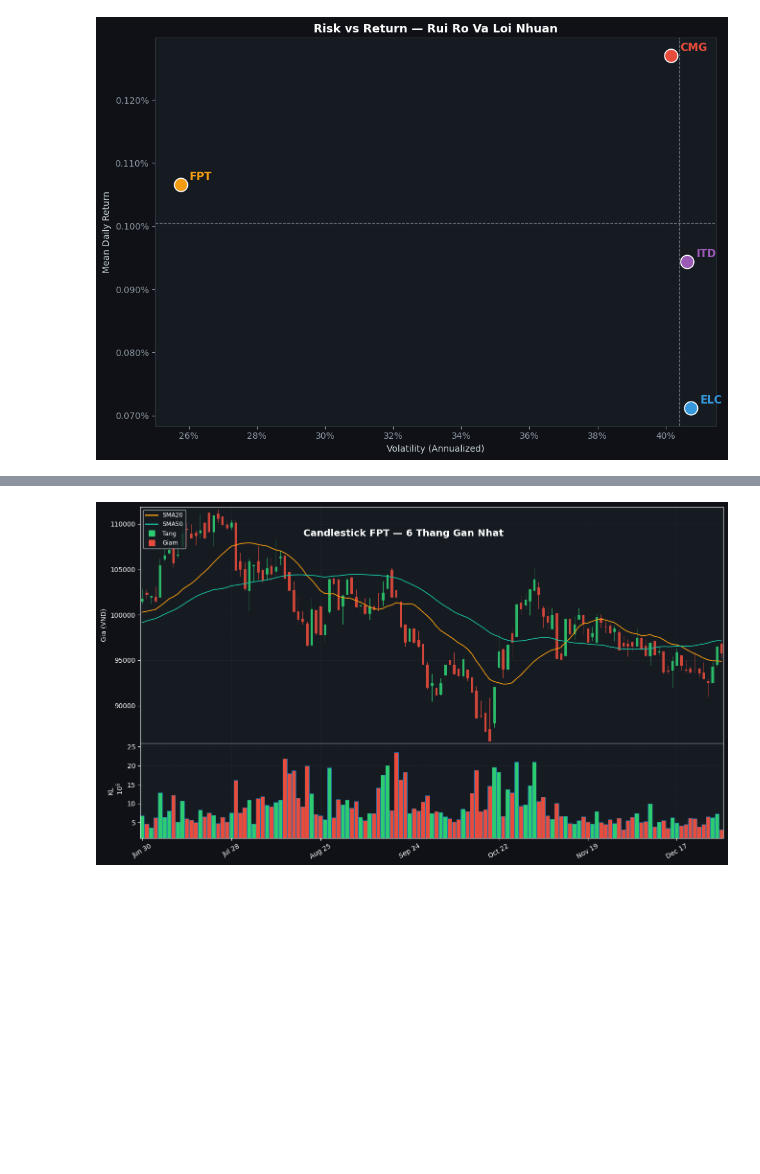
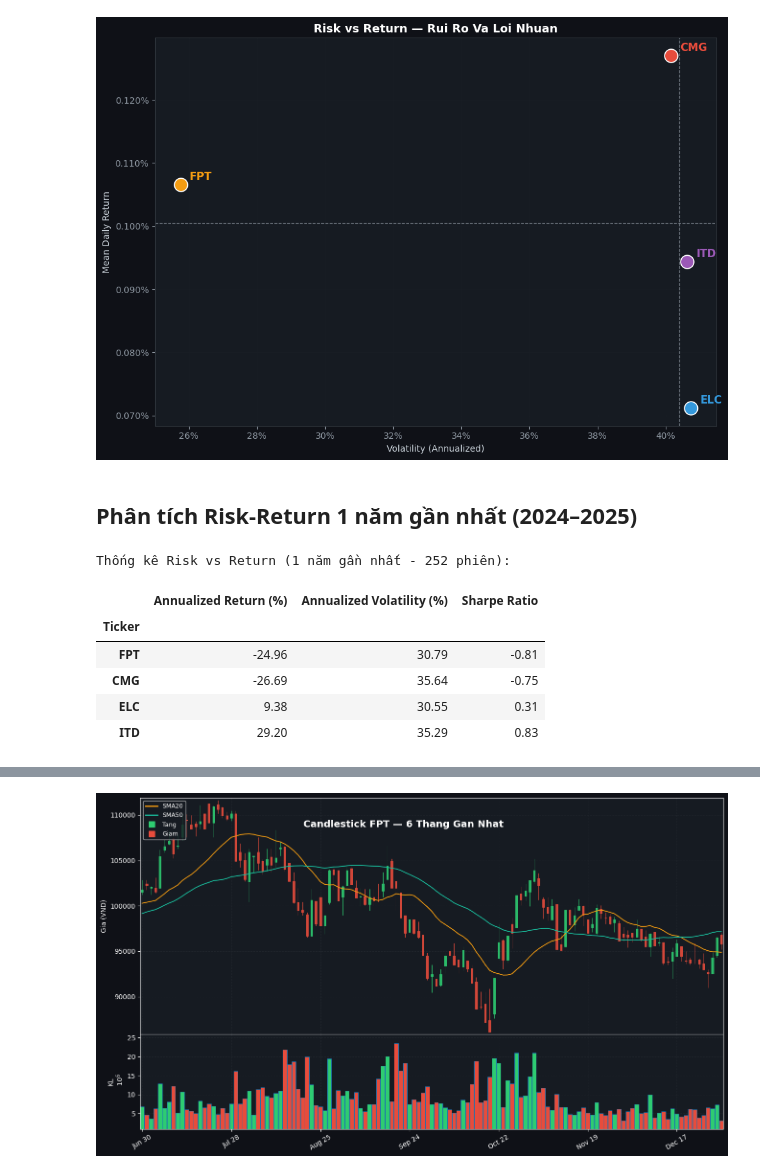
Before and after one commit to kiet222005/IS403.Q21-Nh-m-4, a Jupyter notebook: 02_quantitative_eda.ipynb, the cells around one changed output, grey strips where cells are left out. Saved outputs shown, nothing was run; the diff lists cells and outputs as text; code cells hidden in the pictures; blank space fills up the shorter version.

```diff
--- a/02_quantitative_eda.ipynb
+++ b/02_quantitative_eda.ipynb
@@ -116,6 +168,22 @@ plt.savefig(os.path.join(IMG_DIR, 'q_02_risk_return.png'), dpi=150, bbox_inches=
 plt.show()
 # %% [output]
 [figure]
+# %% [markdown]
+## Phân tích Risk-Return 1 năm gần nhất (2024–2025)
+# %%
+# 1. Tính toán thống kê cho 252 phiên (1 năm gần nhất)
+df_risk_return_1y = get_risk_return_stats(stocks, window=252)
+
+print("Thống kê Risk vs Return (1 năm gần nhất - 252 phiên):")
+display(df_risk_return_1y.round(2))
+# %% [output]
+Thống kê Risk vs Return (1 năm gần nhất - 252 phiên):
+|  | Annualized Return (%) | Annualized Volatility (%) | Sharpe Ratio |
+| Ticker |  |  |  |
+| FPT | -24.96 | 30.79 | -0.81 |
+| CMG | -26.69 | 35.64 | -0.75 |
+| ELC | 9.38 | 30.55 | 0.31 |
+| ITD | 29.20 | 35.29 | 0.83 |
 # %%
 # ── Chart Q2: Risk vs Return — 4 Quý Gần Nhất ──────────────────────────────────
 
```
Also changed, not shown: parts of 5 cells of this notebook, 7 other files.
